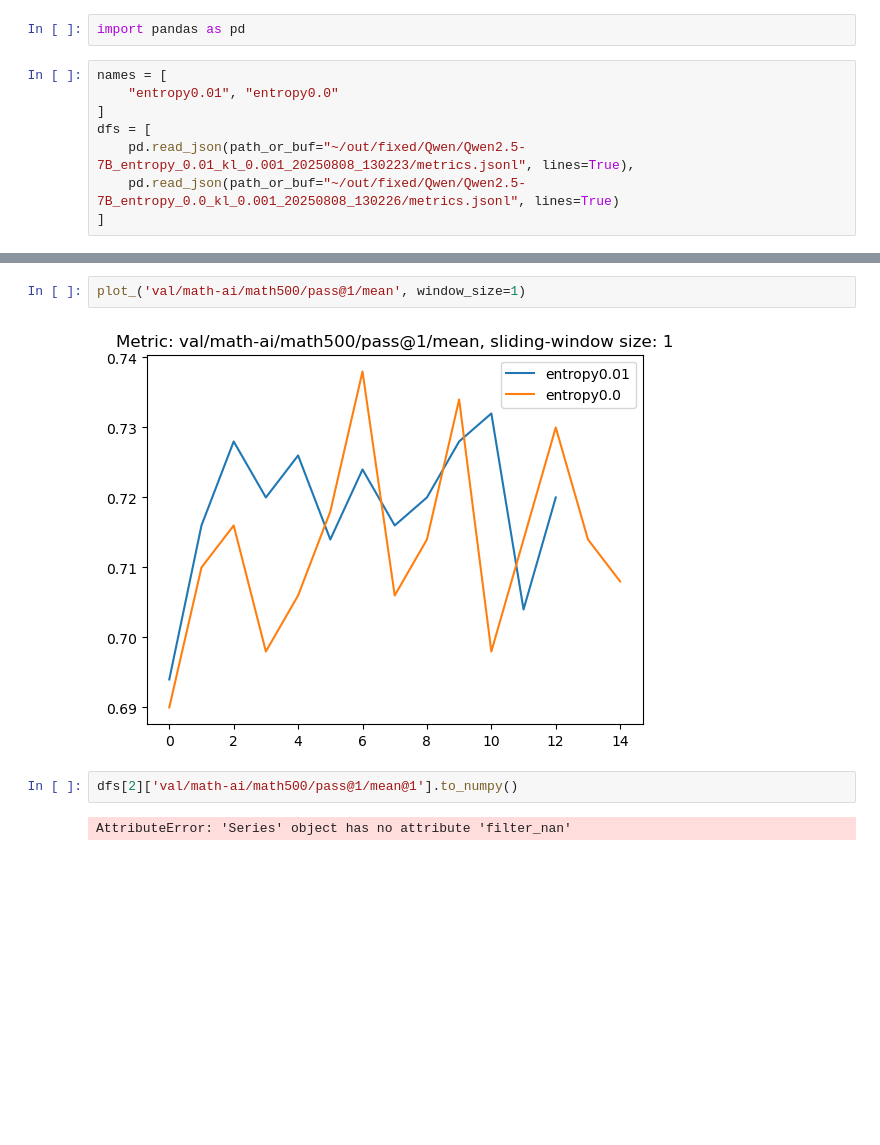
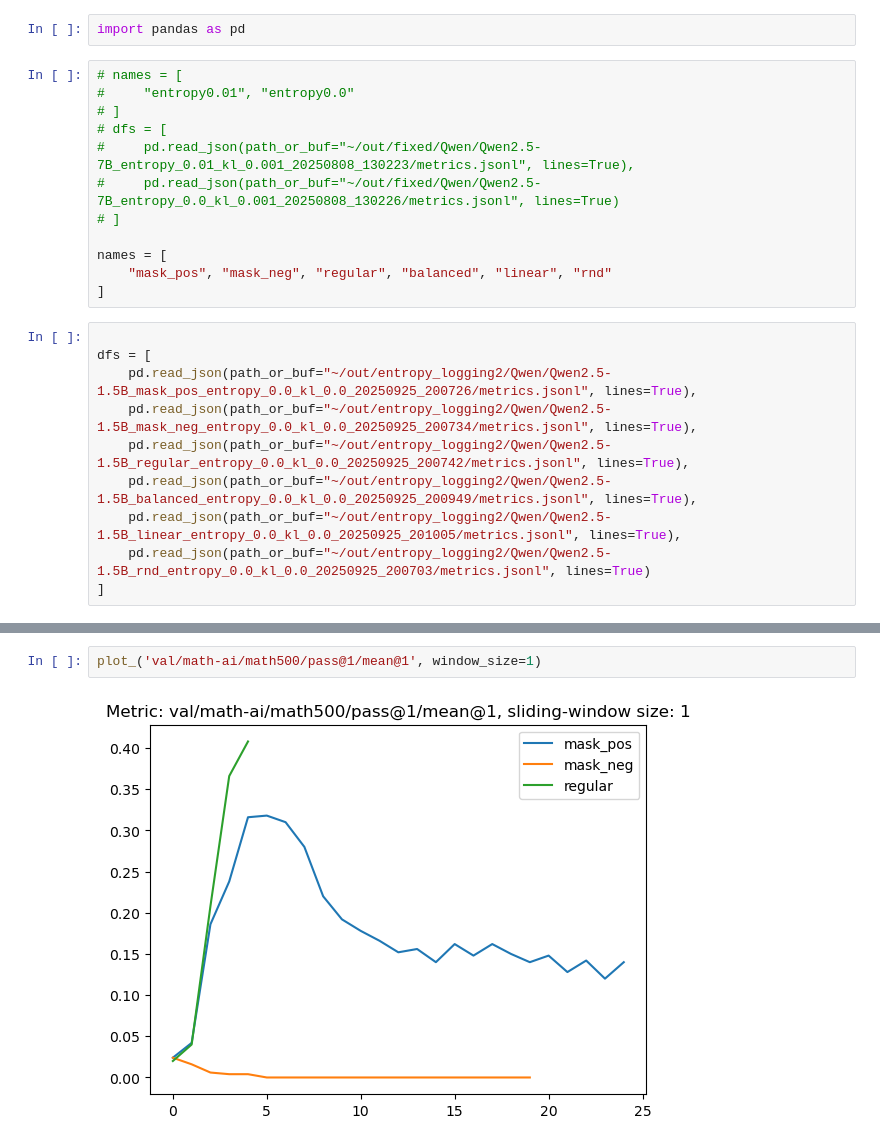
Before and after one commit to brendel-group/verl, a Jupyter notebook: workspace/tmp.ipynb, the cells around one changed output, grey strips where cells are left out. Cells and saved outputs as stored; diff of their text form; blank space fills up the shorter version.

```diff
--- a/workspace/tmp.ipynb
+++ b/workspace/tmp.ipynb
@@ -1,10 +1,24 @@
 # %%
 import pandas as pd
 # %%
+# names = [
+#     "entropy0.01", "entropy0.0"
+# ]
+# dfs = [
+#     pd.read_json(path_or_buf="~/out/fixed/Qwen/Qwen2.5-7B_entropy_0.01_kl_0.001_20250808_130223/metrics.jsonl", lines=True),
+#     pd.read_json(path_or_buf="~/out/fixed/Qwen/Qwen2.5-7B_entropy_0.0_kl_0.001_20250808_130226/metrics.jsonl", lines=True)
+# ]
+
 names = [
-    "entropy0.01", "entropy0.0"
+    "mask_pos", "mask_neg", "regular", "balanced", "linear", "rnd"
 ]
-dfs = [
-    pd.read_json(path_or_buf="~/out/fixed/Qwen/Qwen2.5-7B_entropy_0.01_kl_0.001_20250808_130223/metrics.jsonl", lines=True),
-    pd.read_json(path_or_buf="~/out/fixed/Qwen/Qwen2.5-7B_entropy_0.0_kl_0.001_20250808_130226/metrics.jsonl", lines=True)
-]
+# %%
+
+dfs = [
+    pd.read_json(path_or_buf="~/out/entropy_logging2/Qwen/Qwen2.5-1.5B_mask_pos_entropy_0.0_kl_0.0_20250925_200726/metrics.jsonl", lines=True),
+    pd.read_json(path_or_buf="~/out/entropy_logging2/Qwen/Qwen2.5-1.5B_mask_neg_entropy_0.0_kl_0.0_20250925_200734/metrics.jsonl", lines=True),
+    pd.read_json(path_or_buf="~/out/entropy_logging2/Qwen/Qwen2.5-1.5B_regular_entropy_0.0_kl_0.0_20250925_200742/metrics.jsonl", lines=True),
+    pd.read_json(path_or_buf="~/out/entropy_logging2/Qwen/Qwen2.5-1.5B_balanced_entropy_0.0_kl_0.0_20250925_200949/metrics.jsonl", lines=True),
+    pd.read_json(path_or_buf="~/out/entropy_logging2/Qwen/Qwen2.5-1.5B_linear_entropy_0.0_kl_0.0_20250925_201005/metrics.jsonl", lines=True),
+    pd.read_json(path_or_buf="~/out/entropy_logging2/Qwen/Qwen2.5-1.5B_rnd_entropy_0.0_kl_0.0_20250925_200703/metrics.jsonl", lines=True)
+]
@@ -46,8 +61,4 @@ def plot_(name : str, window_size=10):
 # %%
-plot_('val/math-ai/math500/pass@1/mean', window_size=1)
+plot_('val/math-ai/math500/pass@1/mean@1', window_size=1)
 # %% [output]
-[figure, old version]
+[figure, new version]
-# %%
-dfs[2]['val/math-ai/math500/pass@1/mean@1'].to_numpy()
-# %% [output]
-AttributeError: 'Series' object has no attribute 'filter_nan'
```
Also changed, not shown: parts of 21 cells of this notebook, 6 other files.
